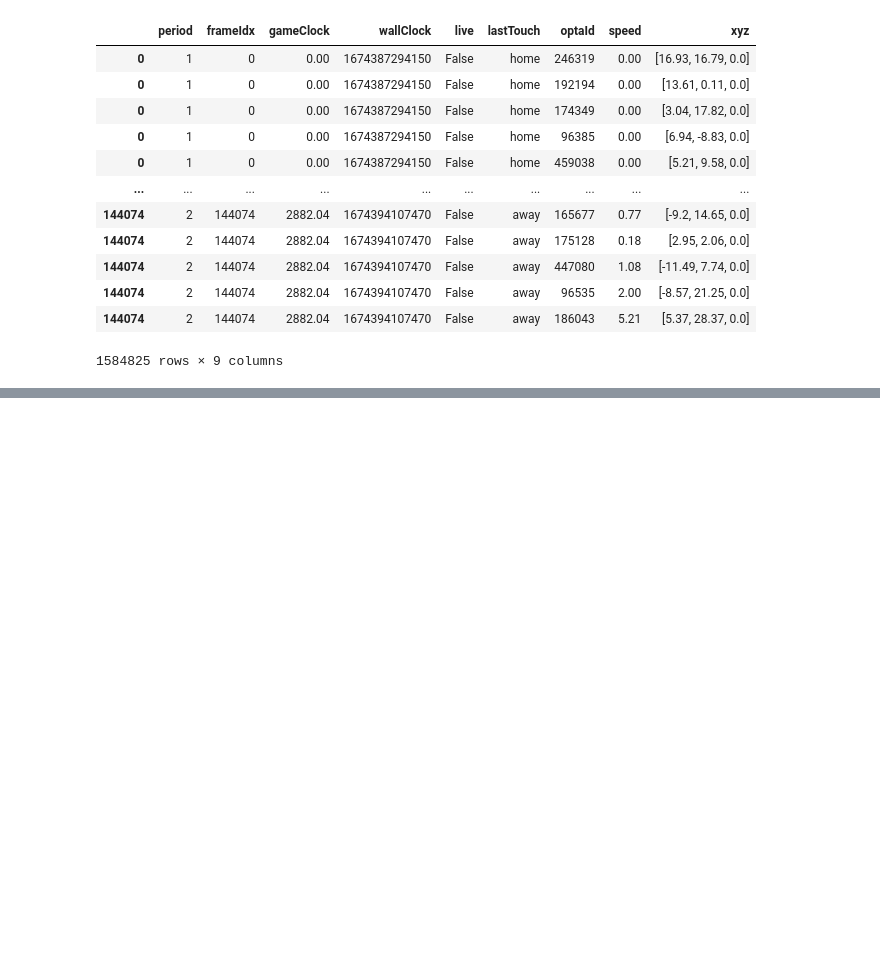
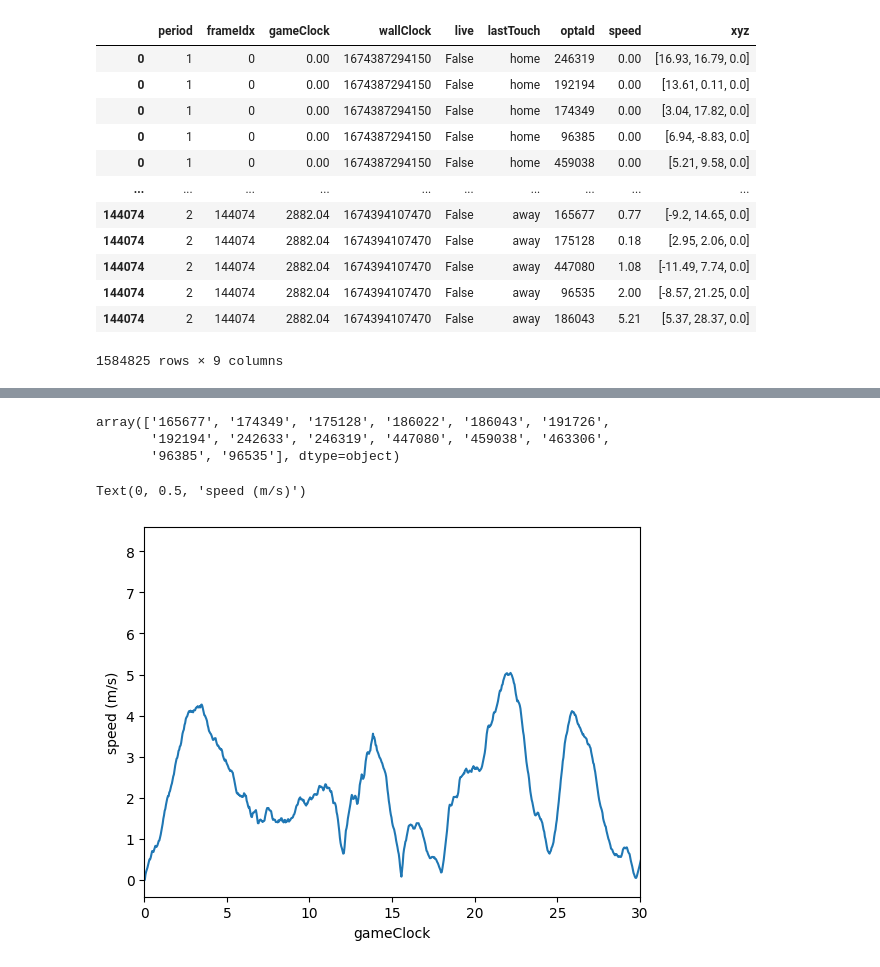
Before and after one commit to fstorme/ManHackathonIrmes, a Jupyter notebook: examples/SecondSpectrum Exploring.ipynb, the cells around one changed output, grey strips where cells are left out. Saved outputs shown, nothing was run; the diff lists cells and outputs as text; code cells hidden in the pictures; blank space fills up the shorter version.

Commit message:
avancement de l'exemple de tracking avec la vitesse et accelerations pour avoir le cout metabolic

```diff
--- a/examples/SecondSpectrum Exploring.ipynb
+++ b/examples/SecondSpectrum Exploring.ipynb
@@ -23,8 +31,8 @@ df_unstructured_tracking.head()
 | 4 | 1 | 4 | 0.16 | 1674387294310 | [{'playerId': '02780bab-8db4-4310... | [{'playerId': '25357429-779e-43bb... | {'xyz': [-1.85, 0.11, 0.37], 'spe... | True | away |
 # %%
 # Traitement de 1,5M de lignes en < 2s
-HomeTracking = TeamTracking(df_unstructured_tracking=df_unstructured_tracking)
-HomeTracking.df_tracking
+home_tracking = TeamTracking(df_unstructured_tracking=df_unstructured_tracking)
+home_tracking.df_tracking
 # %% [output]
 |  | period | frameIdx | gameClock | wallClock | live | lastTouch | optaId | speed | xyz |
 | 0 | 1 | 0 | 0.00 | 1674387294150 | False | home | 246319 | 0.00 | [16.93, 16.79, 0.0] |
@@ -41,0 +56,19 @@ HomeTracking.df_tracking
+# %%
+df_home = HomeTracking.df_tracking
+df_home = df_home.sort_values(['optaId','period','gameClock'])
+
+dt=0.04
+# %%
+df_home.optaId.unique()
+# %% [output]
+array(['165677', '174349', '175128', '186022', '186043', '191726',
+       '192194', '242633', '246319', '447080', '459038', '463306',
+       '96385', '96535'], dtype=object)
+# %%
+df_home = df_home.set_index(['optaId','period', 'gameClock'])
+# %%
+df_home.loc['174349', 1]['speed'].plot(xlim=[0,30])
+plt.ylabel('speed (m/s)')
+# %% [output]
+Text(0, 0.5, 'speed (m/s)')
+[figure, added]
```
Also changed, not shown: parts of 9 cells of this notebook.
